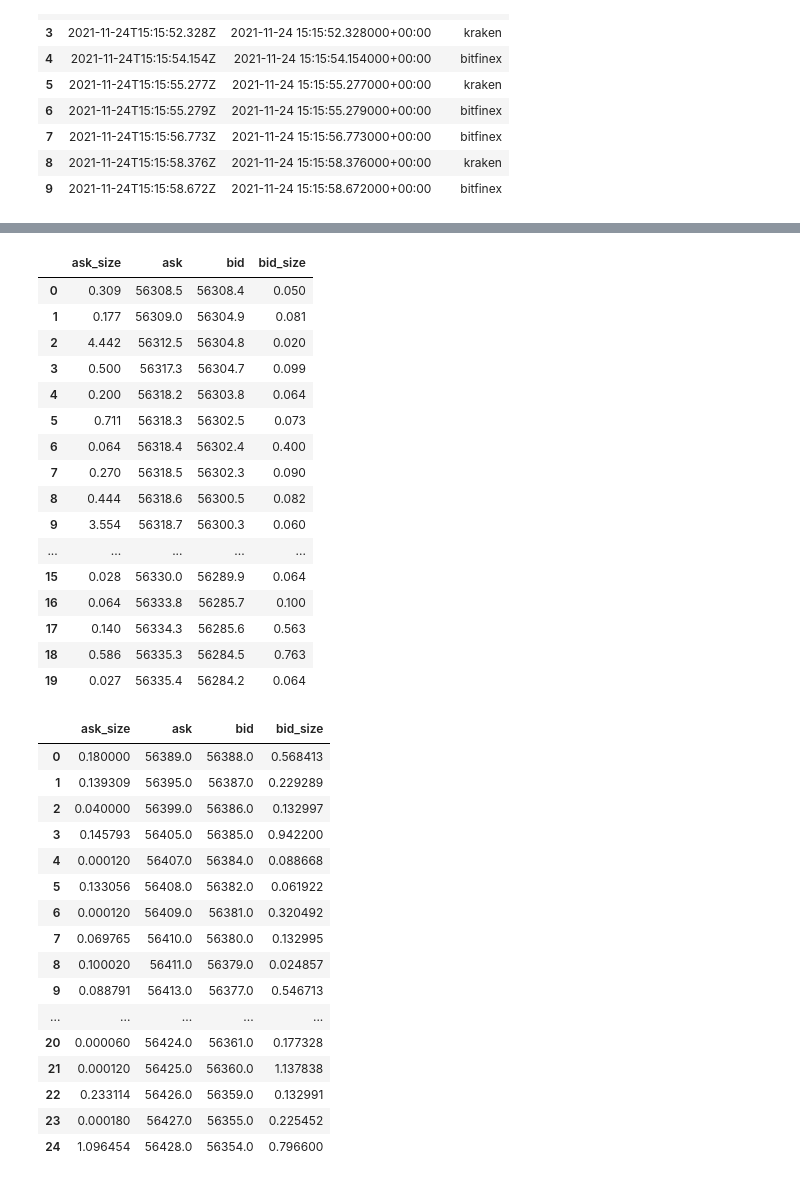
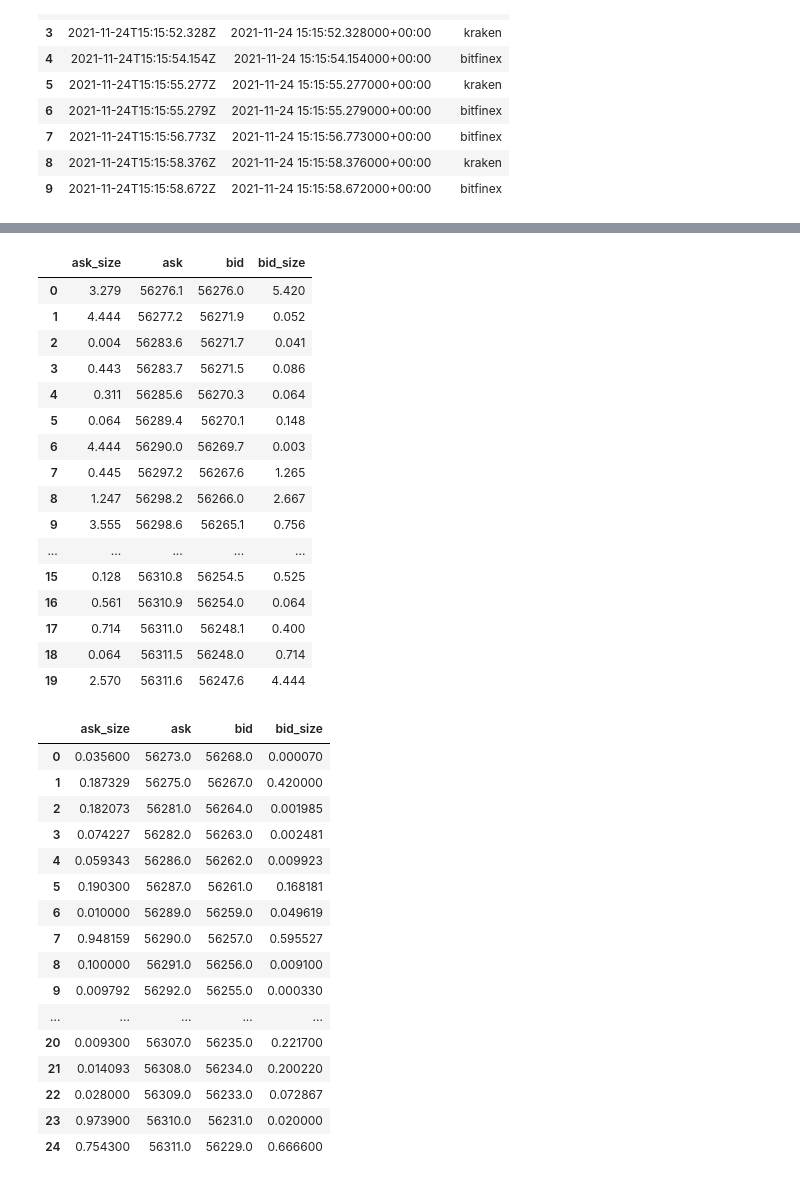
Before and after one commit to douglasparism/XEMM, a Jupyter notebook: NB_NS.ipynb, the cells around one changed output, grey strips where cells are left out. Drawn from its saved outputs; the diff is of its cells as text; code cells hidden in the pictures.

```diff
--- a/NB_NS.ipynb
+++ b/NB_NS.ipynb
@@ -123,44 +123,44 @@ Al momento
 1  0.081652  56293.0  56284.0  0.171491 BITFINEX
 [interactive output not drawn]
 # %%
-kraken = dict_to_df('kraken','2021-11-24T15:15:52.328Z' , orderbooks_data)
+kraken = dict_to_df('kraken','2021-11-24T15:16:31.432Z' , orderbooks_data)
 kraken.head(20)
 # %% [output]
 |  | ask_size | ask | bid | bid_size |
-| 0 | 0.309 | 56308.5 | 56308.4 | 0.050 |
-| 1 | 0.177 | 56309.0 | 56304.9 | 0.081 |
-| 2 | 4.442 | 56312.5 | 56304.8 | 0.020 |
-| 3 | 0.500 | 56317.3 | 56304.7 | 0.099 |
-| 4 | 0.200 | 56318.2 | 56303.8 | 0.064 |
-| 5 | 0.711 | 56318.3 | 56302.5 | 0.073 |
-| 6 | 0.064 | 56318.4 | 56302.4 | 0.400 |
-| 7 | 0.270 | 56318.5 | 56302.3 | 0.090 |
-| 8 | 0.444 | 56318.6 | 56300.5 | 0.082 |
-| 9 | 3.554 | 56318.7 | 56300.3 | 0.060 |
+| 0 | 3.279 | 56276.1 | 56276.0 | 5.420 |
+| 1 | 4.444 | 56277.2 | 56271.9 | 0.052 |
+| 2 | 0.004 | 56283.6 | 56271.7 | 0.041 |
+| 3 | 0.443 | 56283.7 | 56271.5 | 0.086 |
+| 4 | 0.311 | 56285.6 | 56270.3 | 0.064 |
+| 5 | 0.064 | 56289.4 | 56270.1 | 0.148 |
+| 6 | 4.444 | 56290.0 | 56269.7 | 0.003 |
+| 7 | 0.445 | 56297.2 | 56267.6 | 1.265 |
+| 8 | 1.247 | 56298.2 | 56266.0 | 2.667 |
+| 9 | 3.555 | 56298.6 | 56265.1 | 0.756 |
 | ... | ... | ... | ... | ... |
-| 15 | 0.028 | 56330.0 | 56289.9 | 0.064 |
-| 16 | 0.064 | 56333.8 | 56285.7 | 0.100 |
-| 17 | 0.140 | 56334.3 | 56285.6 | 0.563 |
-| 18 | 0.586 | 56335.3 | 56284.5 | 0.763 |
-| 19 | 0.027 | 56335.4 | 56284.2 | 0.064 |
+| 15 | 0.128 | 56310.8 | 56254.5 | 0.525 |
+| 16 | 0.561 | 56310.9 | 56254.0 | 0.064 |
+| 17 | 0.714 | 56311.0 | 56248.1 | 0.400 |
+| 18 | 0.064 | 56311.5 | 56248.0 | 0.714 |
+| 19 | 2.570 | 56311.6 | 56247.6 | 4.444 |
 # %%
-bitfinex = dict_to_df('bitfinex','2021-11-24T03:24:48.113Z' , orderbooks_data)
+bitfinex = dict_to_df('bitfinex','2021-11-24T15:16:31.432Z' , orderbooks_data)
 bitfinex
 # %% [output]
 |  | ask_size | ask | bid | bid_size |
-| 0 | 0.180000 | 56389.0 | 56388.0 | 0.568413 |
-| 1 | 0.139309 | 56395.0 | 56387.0 | 0.229289 |
-| 2 | 0.040000 | 56399.0 | 56386.0 | 0.132997 |
-| 3 | 0.145793 | 56405.0 | 56385.0 | 0.942200 |
-| 4 | 0.000120 | 56407.0 | 56384.0 | 0.088668 |
-| 5 | 0.133056 | 56408.0 | 56382.0 | 0.061922 |
-| 6 | 0.000120 | 56409.0 | 56381.0 | 0.320492 |
-| 7 | 0.069765 | 56410.0 | 56380.0 | 0.132995 |
-| 8 | 0.100020 | 56411.0 | 56379.0 | 0.024857 |
-| 9 | 0.088791 | 56413.0 | 56377.0 | 0.546713 |
+| 0 | 0.035600 | 56273.0 | 56268.0 | 0.000070 |
+| 1 | 0.187329 | 56275.0 | 56267.0 | 0.420000 |
+| 2 | 0.182073 | 56281.0 | 56264.0 | 0.001985 |
+| 3 | 0.074227 | 56282.0 | 56263.0 | 0.002481 |
+| 4 | 0.059343 | 56286.0 | 56262.0 | 0.009923 |
+| 5 | 0.190300 | 56287.0 | 56261.0 | 0.168181 |
+| 6 | 0.010000 | 56289.0 | 56259.0 | 0.049619 |
+| 7 | 0.948159 | 56290.0 | 56257.0 | 0.595527 |
+| 8 | 0.100000 | 56291.0 | 56256.0 | 0.009100 |
+| 9 | 0.009792 | 56292.0 | 56255.0 | 0.000330 |
 | ... | ... | ... | ... | ... |
-| 20 | 0.000060 | 56424.0 | 56361.0 | 0.177328 |
-| 21 | 0.000120 | 56425.0 | 56360.0 | 1.137838 |
-| 22 | 0.233114 | 56426.0 | 56359.0 | 0.132991 |
-| 23 | 0.000180 | 56427.0 | 56355.0 | 0.225452 |
-| 24 | 1.096454 | 56428.0 | 56354.0 | 0.796600 |
+| 20 | 0.009300 | 56307.0 | 56235.0 | 0.221700 |
+| 21 | 0.014093 | 56308.0 | 56234.0 | 0.200220 |
+| 22 | 0.028000 | 56309.0 | 56233.0 | 0.072867 |
+| 23 | 0.973900 | 56310.0 | 56231.0 | 0.020000 |
+| 24 | 0.754300 | 56311.0 | 56229.0 | 0.666600 |
```
Also changed, not shown: parts of 1 cell of this notebook.
